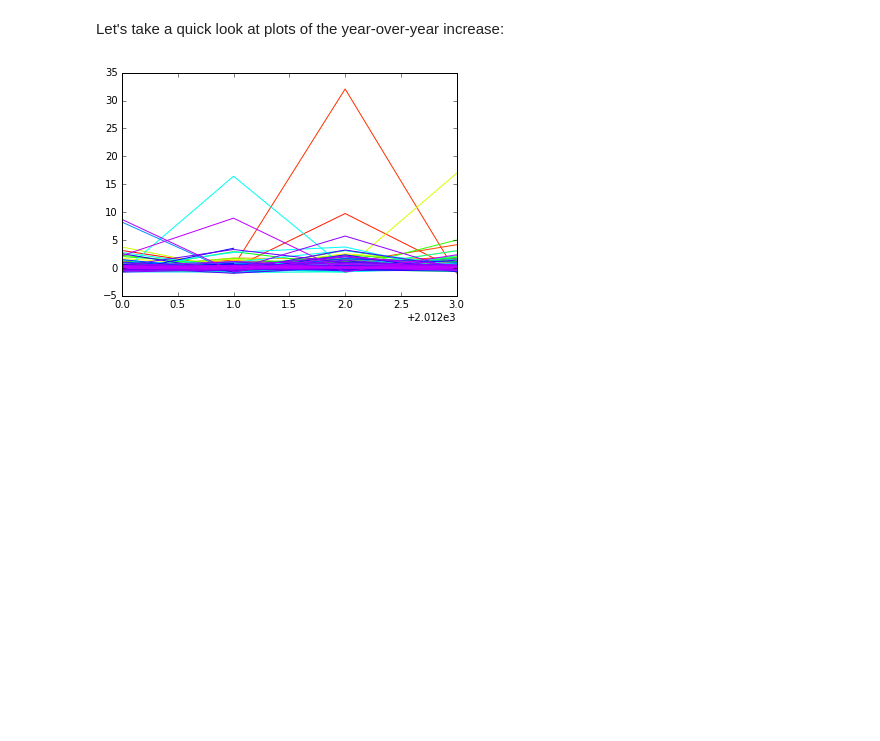
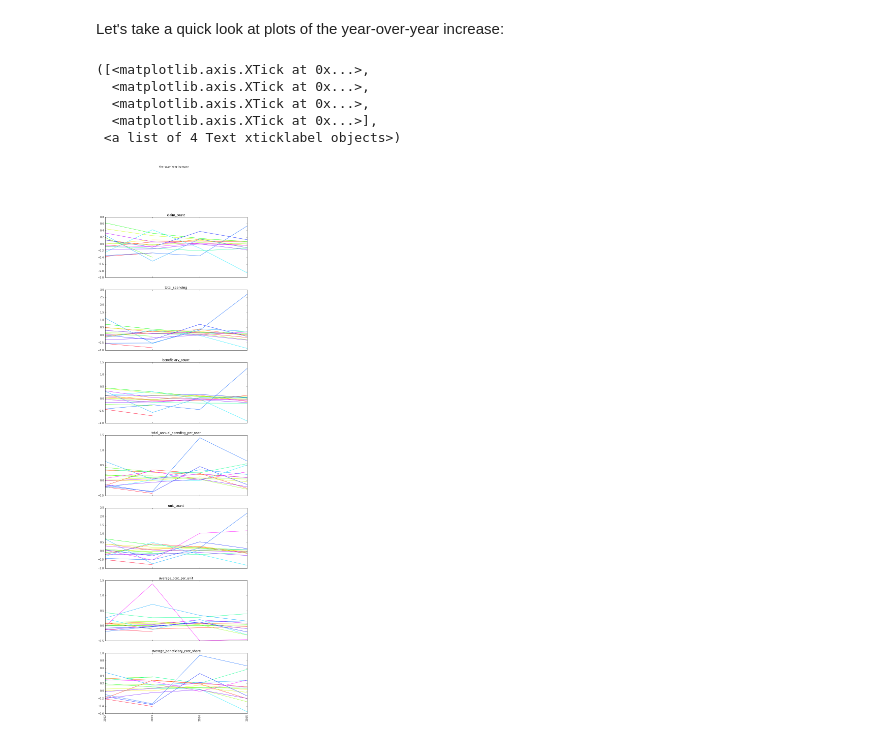
Before and after one commit to davidlibland/drug-spending, a Jupyter notebook: drugs_w_lrg_yr-yr_increases/exploration_of_yr_to_yr_increases.ipynb, the cells around one changed output. Saved outputs shown, nothing was run; the diff lists cells and outputs as text; code cells hidden in the pictures; blank space fills up the shorter version.

Commit message:
Computed Year over Year Increases

```diff
--- a/drugs_w_lrg_yr-yr_increases/exploration_of_yr_to_yr_increases.ipynb
+++ b/drugs_w_lrg_yr-yr_increases/exploration_of_yr_to_yr_increases.ipynb
@@ -43,4 +43,5 @@ for i,drug in zip(range(N),drugs):
     initial_year = min(df_tmp['year'])
     initial_value = df_tmp[df_tmp['year']==initial_year][column].iloc[0]
     plt.plot(df_tmp['year'],df_tmp[column]/initial_value,color=color)
+    plt.xticks(df_tmp['year'], df_tmp['year'], rotation='vertical')
 # %% [output]
@@ -60,7 +61,7 @@ f = FloatProgress(min=0, max=len(drugs))
 display(f)
 for i,column in enumerate(columns_of_interest):
     print("Computing year-over-year increase for "+column+
-          " number %d of %d"%(i,len(columns_of_interest)))
+          " number %d of %d"%(i+1,len(columns_of_interest)))
     f.value=0
     df[column+'_yr_ovr_yr']=np.nan
     for drug in drugs:
@@ -85,13 +92,23 @@ df[df['hcpcs_code']==list(drugs)[1]]
 # %% [markdown]
 Let's take a quick look at plots of the year-over-year increase:
 # %%
-N = 700
-cm = plt.get_cmap('gist_rainbow')
-column = 'average_cost_per_unit'
+N = 20
 
-for i,drug in zip(range(N),drugs):
-    color = cm(1.*i/N) # color will now be an RGBA tuple
-    df_tmp = df[df['hcpcs_code']==drug]
-    plt.plot(df_tmp['year'],df_tmp[column+'_yr_ovr_yr'],color=color)
+f, axarr = plt.subplots(len(columns_of_interest),
+                        sharex=True,figsize=(10, len(columns_of_interest)*5))
+f.suptitle('Year over Year Increase')
+for i,column in enumerate(columns_of_interest):
+    axarr[i].set_title(column)
+    cm = plt.get_cmap('gist_rainbow')
+    for j,drug in zip(range(N),drugs):
+        color = cm(1.*j/N) # color will now be an RGBA tuple
+        df_tmp = df[df['hcpcs_code']==drug]
+        axarr[i].plot(df_tmp['year'],df_tmp[column+'_yr_ovr_yr'],color=color)
+plt.xticks(years, years, rotation='vertical')
 # %% [output]
+([<matplotlib.axis.XTick at 0x...>,
+  <matplotlib.axis.XTick at 0x...>,
+  <matplotlib.axis.XTick at 0x...>,
+  <matplotlib.axis.XTick at 0x...>],
+ <a list of 4 Text xticklabel objects>)
-[figure, old version]
+[figure, new version]
```
Also changed, not shown: parts of 3 cells of this notebook.
